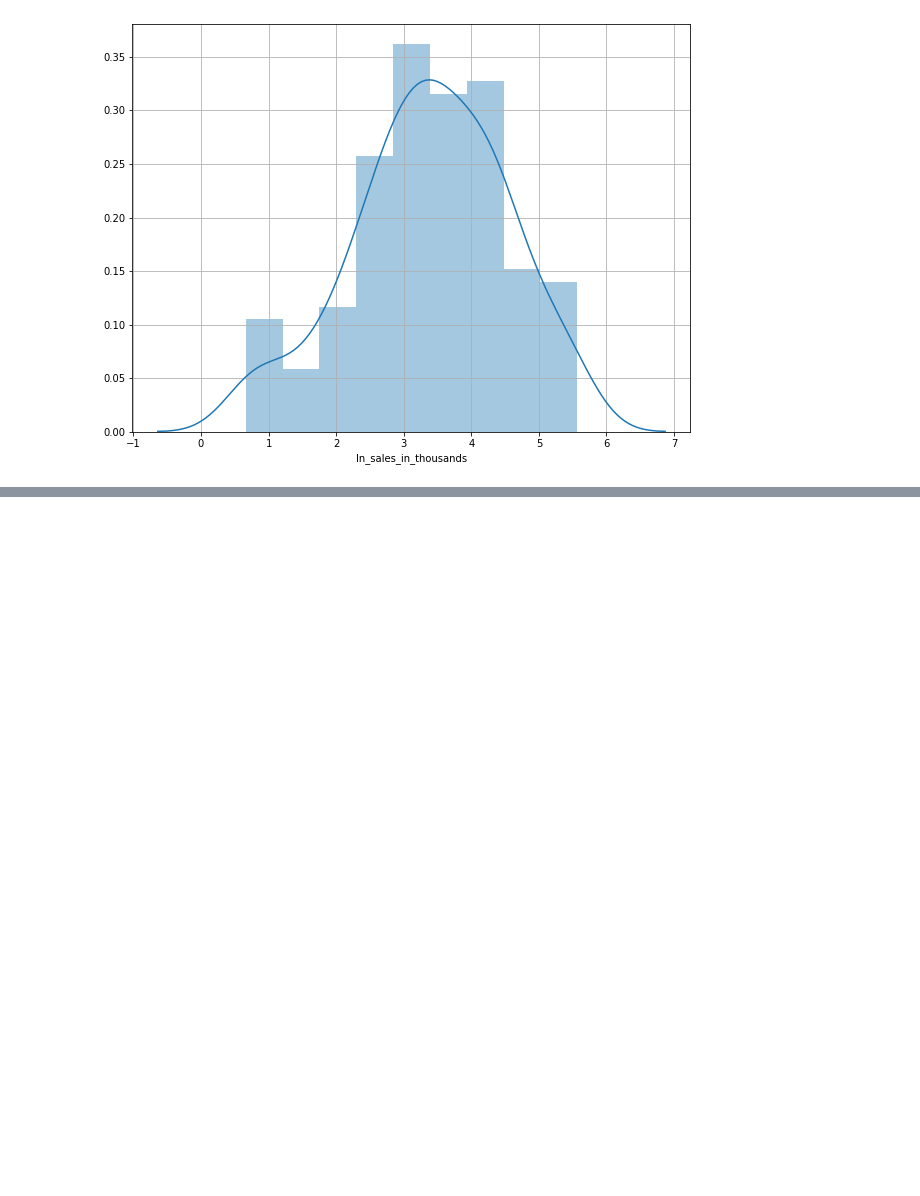
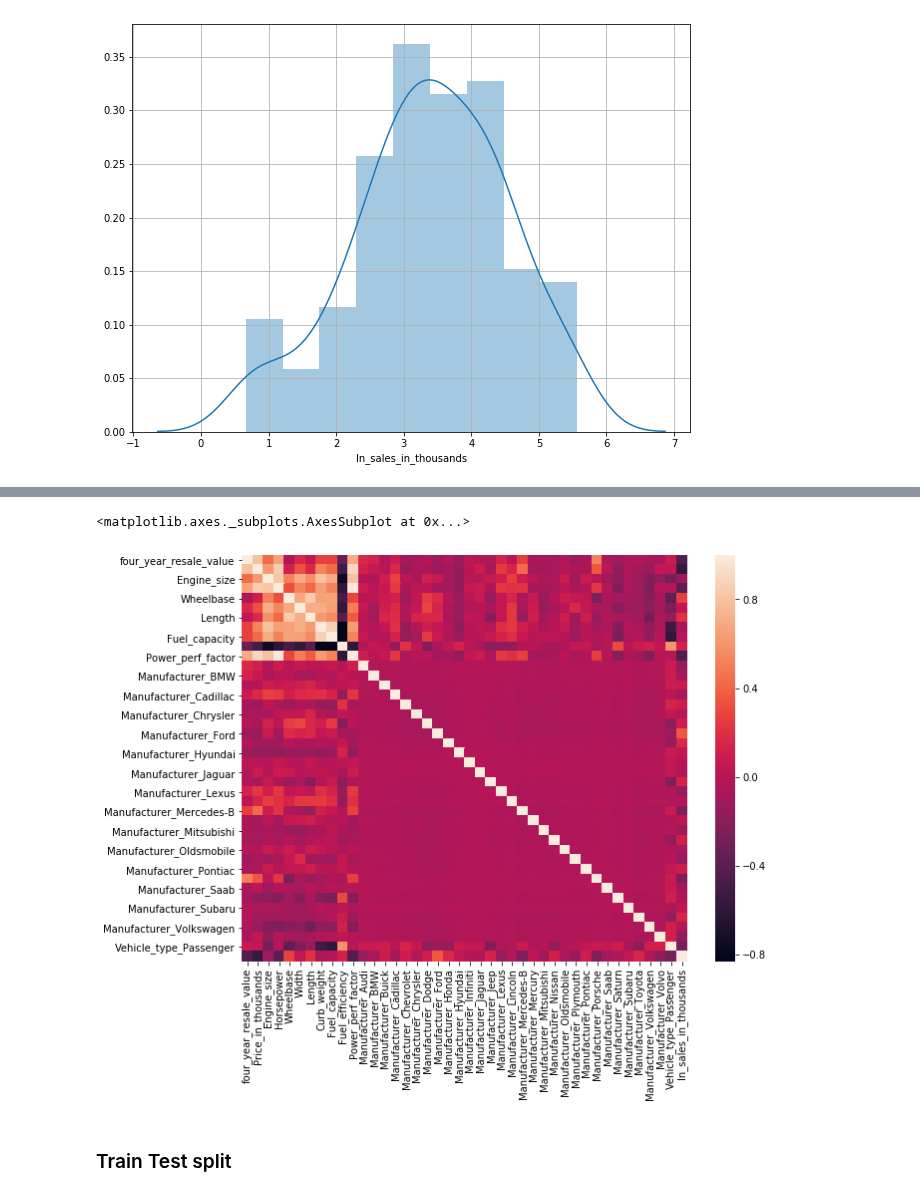
Before and after one commit to mkmritunjay/machineLearning, a Jupyter notebook: linearRegression.ipynb, the cells around one changed output, grey strips where cells are left out. Cells and saved outputs as stored; diff of their text form; code cells hidden in the pictures; blank space fills up the shorter version.

```diff
--- a/linearRegression.ipynb
+++ b/linearRegression.ipynb
@@ -273,0 +316,8 @@ car_sales_new=car_sales_new.drop(['Sales_in_thousands'],axis=1)
+# %%
+# visualize correlation matrix in Seaborn using a heatmap
+sns.heatmap(car_sales_new.corr())
+# %% [output]
+<matplotlib.axes._subplots.AxesSubplot at 0x...>
+[figure, added]
+# %% [markdown]
+### Train Test split
```
Also changed, not shown: parts of 4 cells of this notebook.
